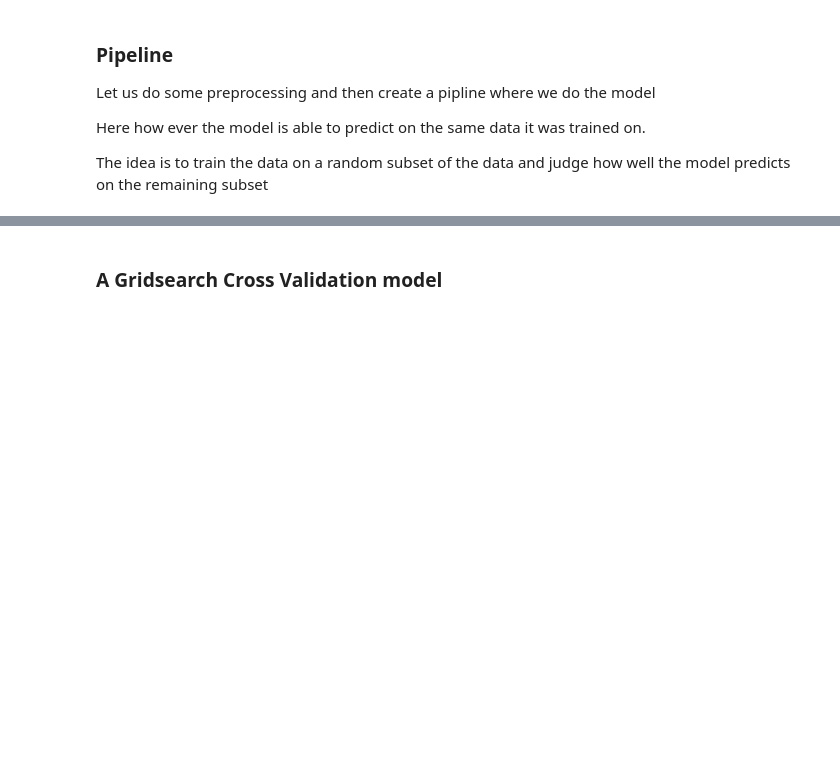
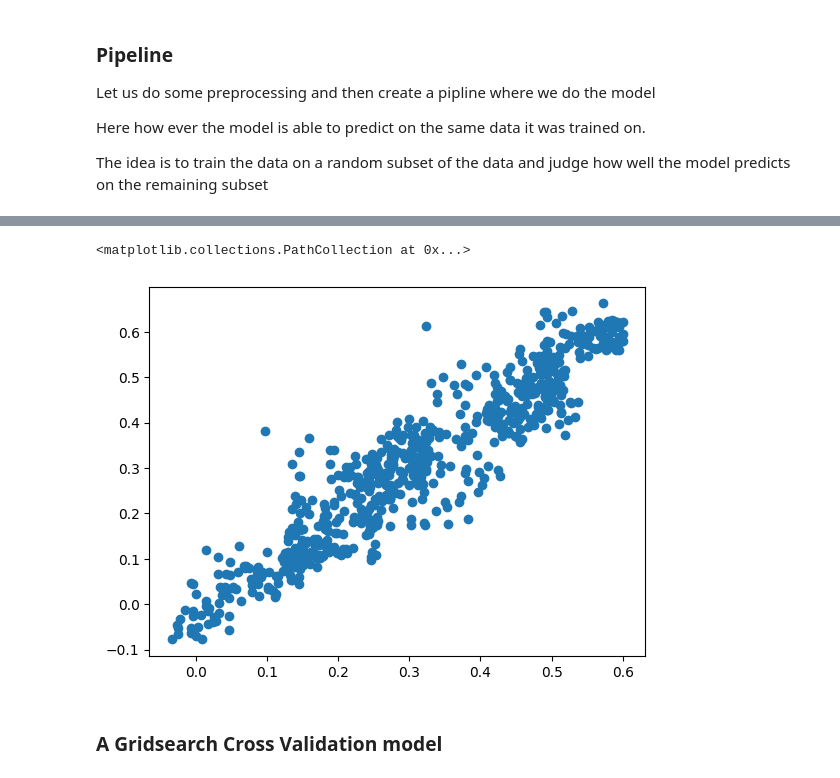
Before and after one commit to maseehfaizan/Project_code, a Jupyter notebook: Master.ipynb, the cells around one changed output, grey strips where cells are left out. Saved outputs shown, nothing was run; the diff lists cells and outputs as text; code cells hidden in the pictures; blank space fills up the shorter version.

```diff
--- a/Master.ipynb
+++ b/Master.ipynb
@@ -643,0 +656,15 @@ plt.scatter(predict,y)
+# %%
+model = KNeighborsRegressor().fit(X,y)
+
+Quantpipe = Pipeline([
+    ('scale',QuantileTransformer(n_quantiles=700)),
+    ('model',KNeighborsRegressor(n_neighbors=15))
+
+])
+Quantpipe.fit(X,y)
+
+predict = Quantpipe.predict(X)
+plt.scatter(predict,y)
+# %% [output]
+<matplotlib.collections.PathCollection at 0x...>
+[figure, added]
```
Also changed, not shown: parts of 13 cells of this notebook.
